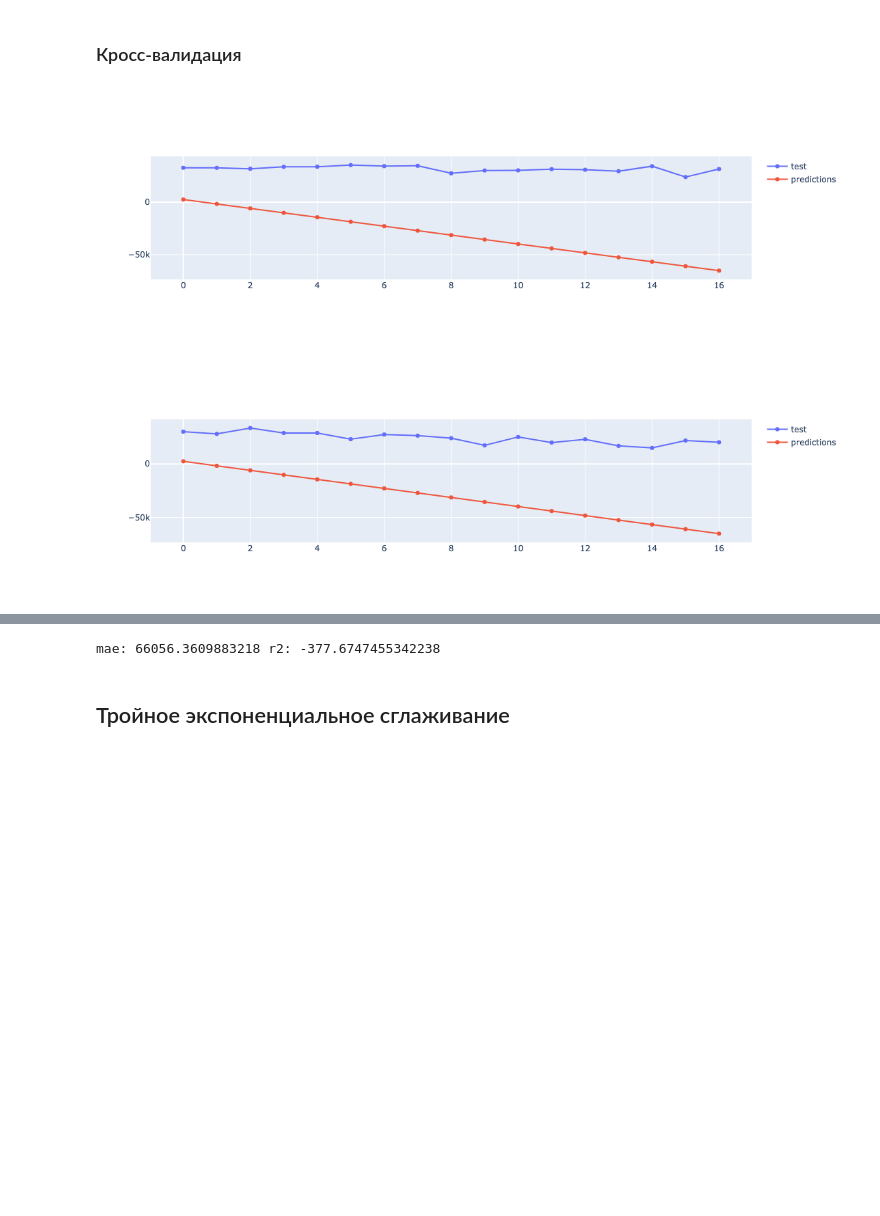
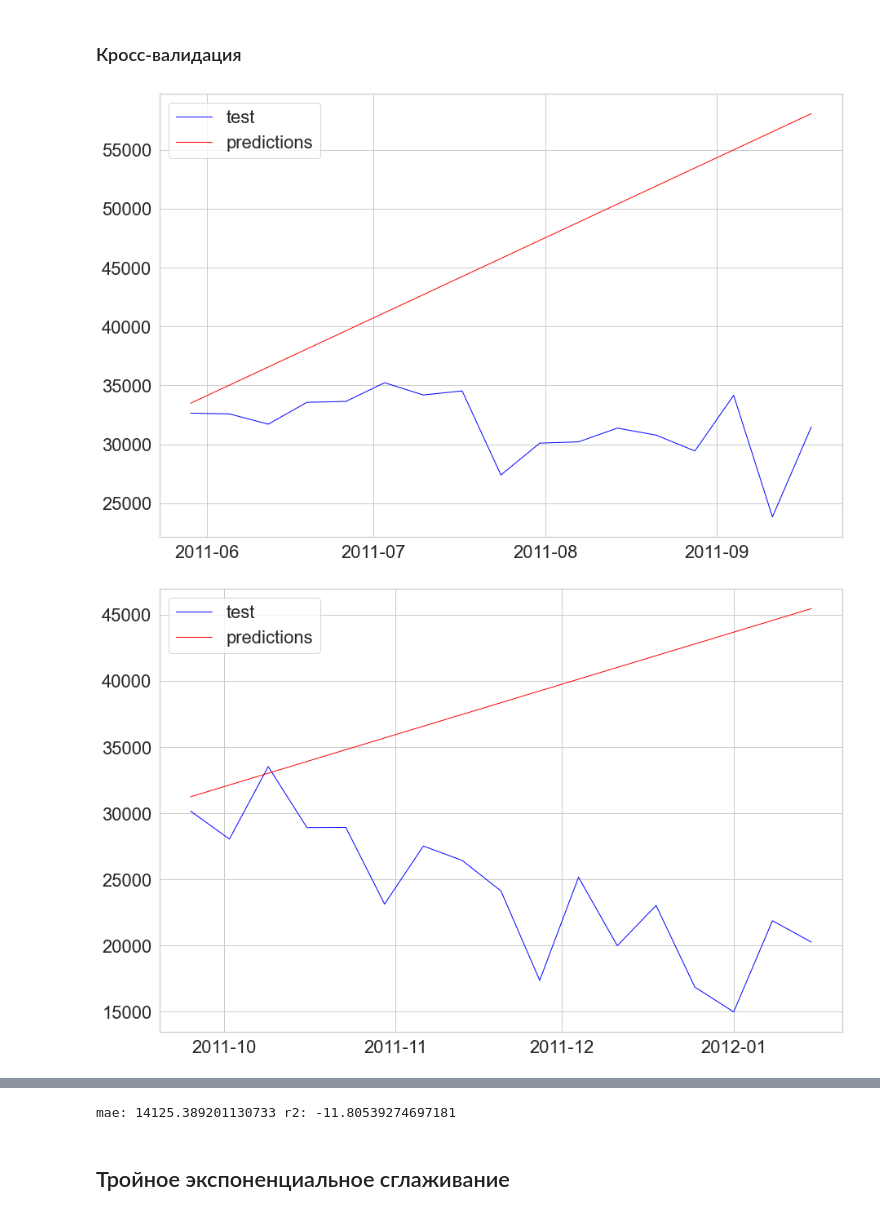
Before and after one commit to kienli/Forecasting-and-Time-Series, a Jupyter notebook: lecture5/Home_work.ipynb, the cells around one changed output, grey strips where cells are left out. Cells and saved outputs as stored; diff of their text form; code cells hidden in the pictures; blank space fills up the shorter version.

```diff
--- a/lecture5/Home_work.ipynb
+++ b/lecture5/Home_work.ipynb
@@ -119,14 +119,21 @@ tscv = TimeSeriesSplit()
 for train_index, test_index in tscv.split(s):
     train, test = s[train_index], s[test_index]
 
-    mod = SimpleExpSmoothing(s).fit(smoothing_level=1/(1*12), optimized=False, use_brute=True)
+    mod = SimpleExpSmoothing(train).fit(smoothing_level=1/(1*12), optimized=False, use_brute=True)
     predictions = mod.forecast(len(test))
     mae_list.append(mean_absolute_error(test, predictions))
     r2_list.append(r2_score(test, predictions))
-    iplot(Figure(data=[Scatter(y = test,
-                          name = 'test'),
-                  Scatter(y = predictions,
-                         name = 'predictions')]))
+    # iplot(Figure(data=[Scatter(y = test,
+    #                       name = 'test'),
+    #               Scatter(y = predictions,
+    #                      name = 'predictions')]))
+
+    fig, ax = plt.subplots()
+    ax.plot(test, linewidth = 1, color='blue',label = 'test')
+    ax.plot(predictions, linewidth = 1, color = 'red', label = 'predictions')
+    ax.xaxis.set_major_locator(mdates.MonthLocator())
+    ax.legend()
+    plt.show()
 
 print('mae:', np.mean(mae_list), 'r2:', np.mean(r2_list))
 # %% [output]
@@ -155,23 +162,30 @@ iplot(Figure(data=[Scatter(x = df.index,
 # %%
 mae_list = list()
 r2_list = list()
 
 tscv = TimeSeriesSplit()
 
 for train_index, test_index in tscv.split(s):
     train, test = s[train_index], s[test_index]
 
-    mod = ExponentialSmoothing(s, trend='add').fit()
+    mod = ExponentialSmoothing(train, trend='add').fit()
     predictions = mod.forecast(len(test))
     mae_list.append(mean_absolute_error(test, predictions))
     r2_list.append(r2_score(test, predictions))
 
-    iplot(Figure(data=[Scatter(y = test,
-                          name = 'test'),
-                  Scatter(y = predictions,
-                         name = 'predictions')]))
+    # iplot(Figure(data=[Scatter(y = test,
+    #                       name = 'test'),
+    #               Scatter(y = predictions,
+    #                      name = 'predictions')]))
+
+    fig, ax = plt.subplots()
+    ax.plot(test, linewidth = 1, color='blue',label = 'test')
+    ax.plot(predictions, linewidth = 1, color = 'red', label = 'predictions')
+    ax.xaxis.set_major_locator(mdates.MonthLocator())
+    ax.legend()
+    plt.show()
 
 print('mae:', np.mean(mae_list), 'r2:', np.mean(r2_list))
 # %% [output]
-[figure, old version]
+[figure, new version]
-[figure, old version]
+[figure, new version]
@@ -181,4 +195,4 @@ print('mae:', np.mean(mae_list), 'r2:', np.mean(r2_list))
-mae: 66056.3609883218 r2: -377.6747455342238
+mae: 14125.389201130733 r2: -11.80539274697181
 # %% [markdown]
 ## Тройное экспоненциальное сглаживание
 # %%
```
Also changed, not shown: parts of 9 cells of this notebook.
